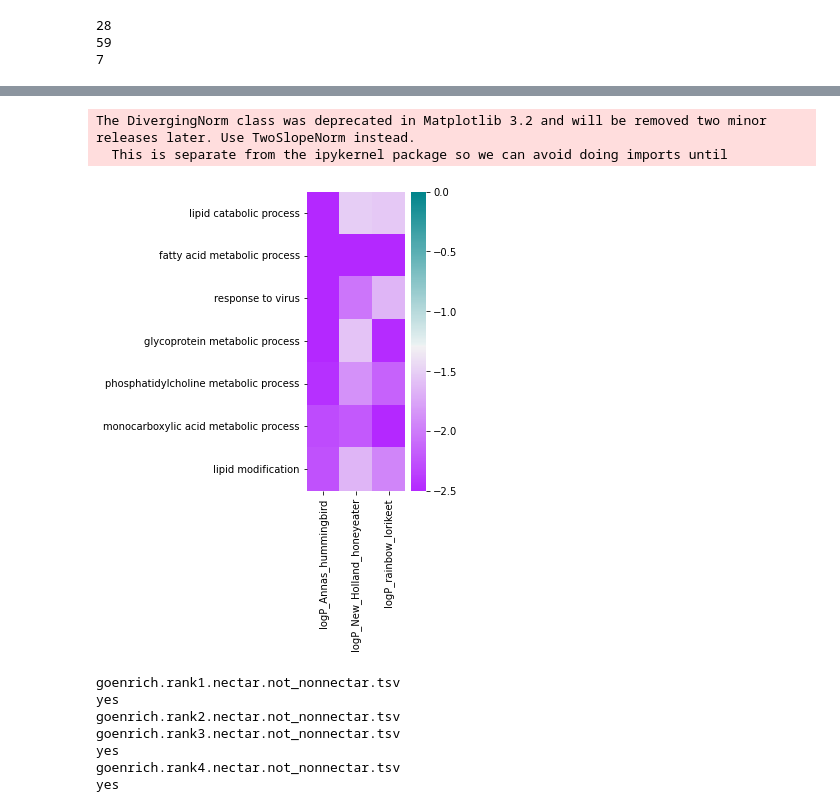
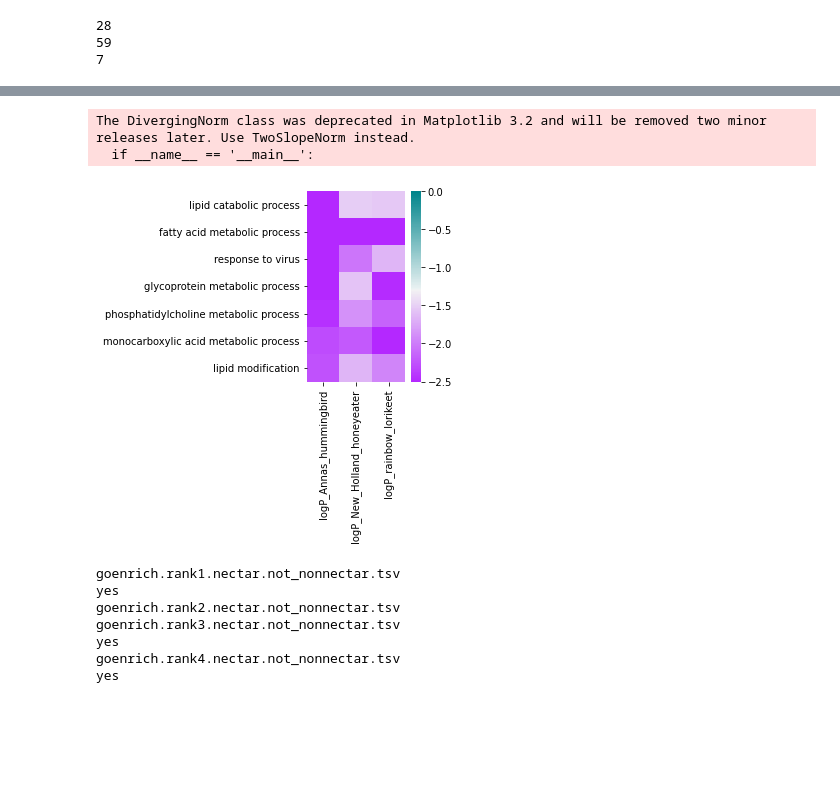
Before and after one commit to osipovarev/absrel, a Jupyter notebook: enrich_go_analysis.ipynb, the cells around one changed output, grey strips where cells are left out. Saved outputs shown, nothing was run; the diff lists cells and outputs as text; code cells hidden in the pictures; blank space fills up the shorter version.

```diff
--- a/enrich_go_analysis.ipynb
+++ b/enrich_go_analysis.ipynb
@@ -98,27 +98,28 @@ merged_df
 # %%
 ## purple color palette
 cmap_pval = sns.diverging_palette(285, 200, 100, as_cmap=True)
 
 ## absrel
 vmin = -2.5
 ## RANseq
+vmin = -6
 
 divnorm_pval = DivergingNorm(vmin=-2.5, vmax=0, vcenter=np.log10(0.051))
 
 pval_cols = [i for i in merged_df.columns if i.startswith('logP_')]
 df_pval = merged_df[pval_cols]
 
-fig, axes = plt.subplots(figsize=(2.2, 5.5))
+fig, axes = plt.subplots(figsize=(2.2, 3.5))
 sns.heatmap(data=df_pval, cmap=cmap_pval, norm=divnorm_pval)
 
 
 # axes.set_xticklabels(df_pval['GO'])
 axes.set_ylabel('')
 fig.tight_layout()
 
 pdf_name = 'clusterProfiler.absrel_2024_results.4_lists.pdf'
 # plt.savefig(pdf_name, format='pdf', bbox_inches="tight")
 # %% [output]
 The DivergingNorm class was deprecated in Matplotlib 3.2 and will be removed two minor releases later. Use TwoSlopeNorm instead.
-  This is separate from the ipykernel package so we can avoid doing imports until
+  if __name__ == '__main__':
-[figure, old version]
+[figure, new version]
```
Also changed, not shown: parts of 3 cells of this notebook, 1 other file.
